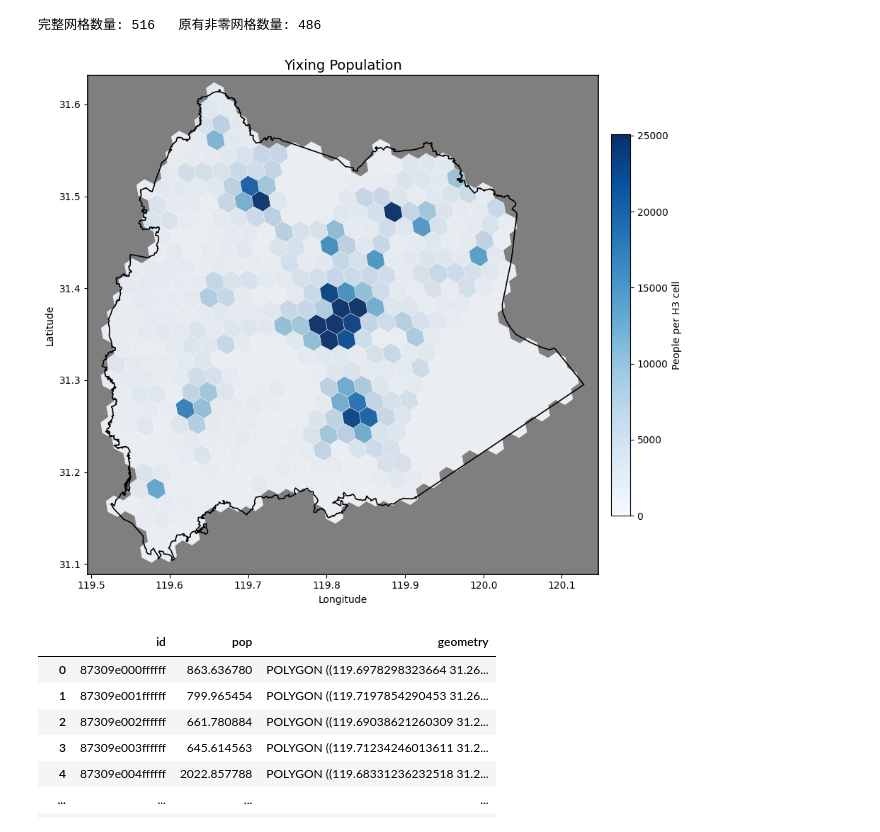
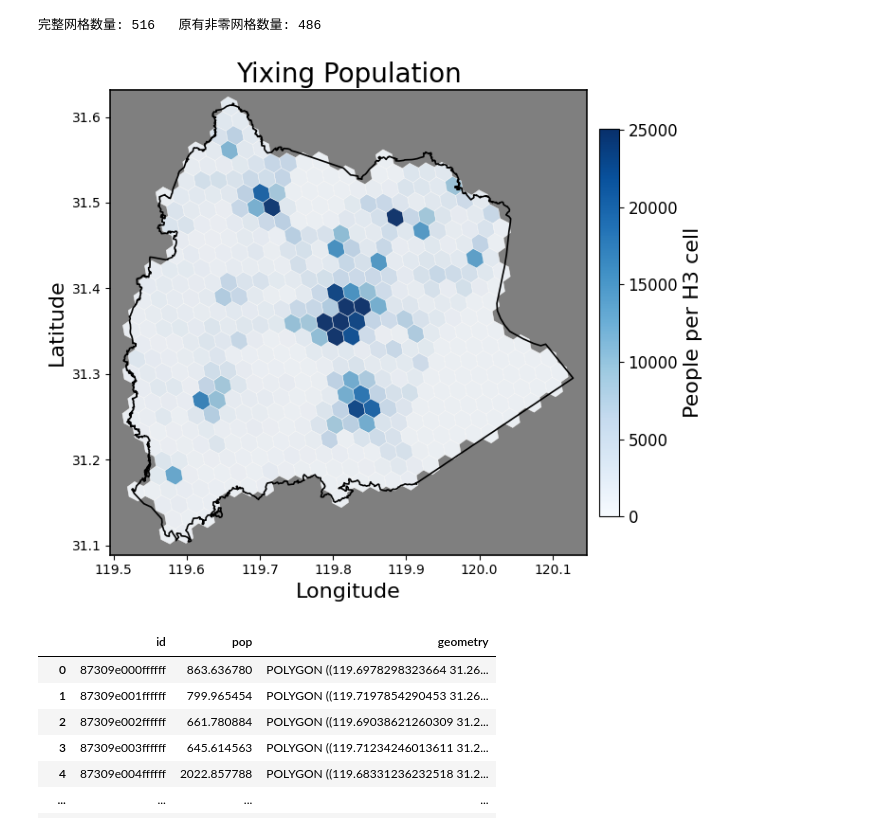
Before and after one commit to giraffeiscute/Yi-xing-city-OHCA-loctaion-prediction, a Jupyter notebook: pop data.ipynb, the cells around one changed output. Saved outputs shown, nothing was run; the diff lists cells and outputs as text; code cells hidden in the pictures.

```diff
--- a/pop data.ipynb
+++ b/pop data.ipynb
@@ -151,14 +151,13 @@ print("完整网格数量:", len(merged_full), "  原有非零网格数量:", le
 # %% [output]
 完整网格数量: 516   原有非零网格数量: 486
 # %%
-
-
 # 9) 转成 GeoDataFrame（完整 H3 六角形）
 merged_full["geometry"] = merged_full["id"].apply(h3_to_polygon)
 gdf_h3_full = gpd.GeoDataFrame(merged_full, geometry="geometry", crs="EPSG:4326")
 
 # 10) 画图（用 gdf_h3_full，不要 clip）
-fig, ax = plt.subplots(figsize=(10, 8))
+fig, ax = plt.subplots(figsize=(8, 6))  # <-- 也放进“图面设定”风格里
+
 ax.set_facecolor("#7f7f7f")
 
 minx, miny, maxx, maxy = districts.total_bounds
@@ -177,38 +176,46 @@ gdf_h3_full.plot(
     edgecolor="white",
     linewidth=0.35,
     vmin=0,
     vmax=vmax,
     zorder=2
 )
 
 districts.plot(
     ax=ax,
     facecolor="none",
     edgecolor="black",
     linewidth=1.2,
     zorder=3
 )
 
 for spine in ax.spines.values():
     spine.set_visible(True)
     spine.set_linewidth(1.2)
     spine.set_color("black")
 
-ax.set_xlabel("Longitude")
-ax.set_ylabel("Latitude")
-ax.set_title(f"Yixing Population", fontsize=14)
+# Step 5: 圖面設定（统一字号）
+ax.set_xlabel("Longitude", fontsize=16)
+ax.set_ylabel("Latitude", fontsize=16)
+ax.set_title("Yixing Population", fontsize=20)
+ax.autoscale_view()
 
 import matplotlib as mpl
 norm = mpl.colors.Normalize(vmin=0, vmax=vmax)
 sm = mpl.cm.ScalarMappable(cmap="Blues", norm=norm)
 sm.set_array([])
 cbar = fig.colorbar(sm, ax=ax, fraction=0.03, pad=0.02)
-cbar.set_label(f"People per H3 cell")
+cbar.set_label("People per H3 cell", fontsize=16)
+cbar.ax.tick_params(labelsize=12)
 
 plt.tight_layout()
+plt.tight_layout()
+
+# 存成 PDF（建议 bbox_inches 防裁切）
+plt.savefig("yixing_population.pdf", format="pdf", bbox_inches="tight")
+
 plt.show()
 # %% [output]
-[figure, old version]
+[figure, new version]
 # %%
 merged_full.to_csv("pop_data.csv", index=False, encoding="utf-8-sig")
 merged_full
```
Also changed, not shown: 17 other files.
